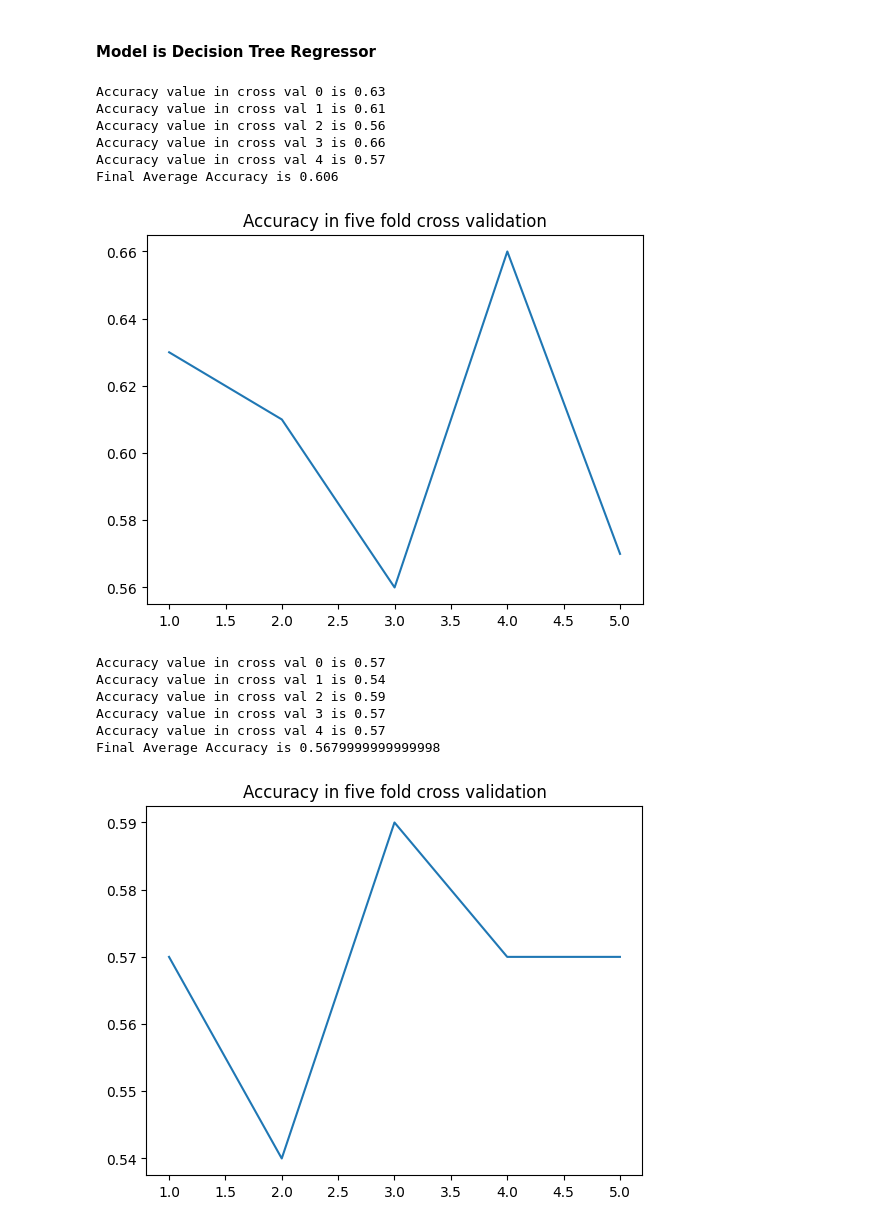
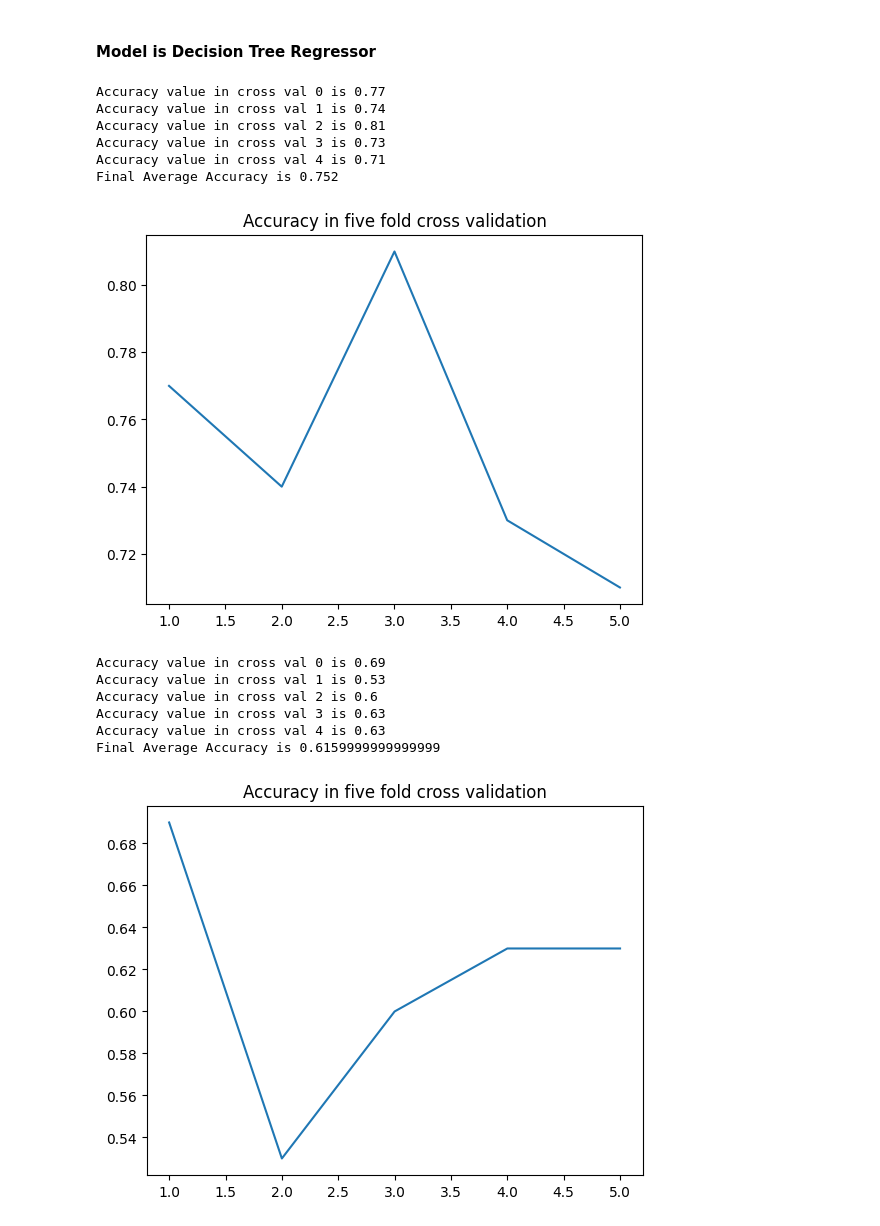
Before and after one commit to arjun8009/Python-Exeter, a Jupyter notebook: Learning Form Data ECMM445-CA1.ipynb, the cells around one changed output. Cells and saved outputs as stored; diff of their text form; code cells hidden in the pictures.

```diff
--- a/Learning Form Data ECMM445-CA1.ipynb
+++ b/Learning Form Data ECMM445-CA1.ipynb
@@ -1048,7 +1048,7 @@ plt.show()
 from sklearn.model_selection import KFold
 from sklearn.model_selection import train_test_split
 
-X = data_merged[['Hqzip','Industry encoded','Revchange','Totshequity']]
+X = data_merged[['Hqzip','Industry encoded','Revchange','Totshequity','Assets']]
 Y  = data_merged['Risk Of Investment']
 kfold = KFold(n_splits=5,shuffle=True,random_state=109)
 splits = kfold.split(X,Y)
@@ -1144,30 +1144,30 @@ Final Average Accuracy is 0.576
 # %%
 from sklearn.tree import DecisionTreeClassifier
 Accuracy = []
-model_dtc = DecisionTreeClassifier(max_depth=6)
+model_dtc = DecisionTreeClassifier(max_depth=8)
 for i in range(5):
     model_dtc.fit(xtrains[train_indexes_per_split[i]],ytrains[train_indexes_per_split[i]])
     print('Accuracy value in cross val {0} is {1}'.format(i,accuracy_score(ytrains[test_indexes_per_split[i]],
     model_dtc.predict(xtrains[test_indexes_per_split[i]]))))
     Accuracy.append(accuracy_score(ytrains[test_indexes_per_split[i]],
     model_dtc.predict(xtrains[test_indexes_per_split[i]])))
 print('Final Average Accuracy is {0}'.format(sum(Accuracy)/5))
 plt.figure()
 plt.title('Accuracy in five fold cross validation')
 plt.plot([1,2,3,4,5],Accuracy)
 plt.show()
 # %% [output]
-Accuracy value in cross val 0 is 0.63
-Accuracy value in cross val 1 is 0.61
-Accuracy value in cross val 2 is 0.56
-Accuracy value in cross val 3 is 0.66
-Accuracy value in cross val 4 is 0.57
-Final Average Accuracy is 0.606
+Accuracy value in cross val 0 is 0.77
+Accuracy value in cross val 1 is 0.74
+Accuracy value in cross val 2 is 0.81
+Accuracy value in cross val 3 is 0.73
+Accuracy value in cross val 4 is 0.71
+Final Average Accuracy is 0.752
-[figure, old version]
+[figure, new version]
 # %%
 from sklearn.neural_network import MLPClassifier
 Accuracy = []
-model_mlp = MLPClassifier(hidden_layer_sizes=(300,4),activation='relu',solver='adam',random_state=79)
+model_mlp = MLPClassifier(hidden_layer_sizes=(500,8),activation='relu',solver='adam',random_state=89)
 for i in range(5):
     model_mlp.fit(xtrains[train_indexes_per_split[i]],ytrains[train_indexes_per_split[i]])
     print('Accuracy value in cross val {0} is {1}'.format(i,accuracy_score(ytrains[test_indexes_per_split[i]],
@@ -1180,10 +1180,10 @@ plt.title('Accuracy in five fold cross validation')
 plt.plot([1,2,3,4,5],Accuracy)
 plt.show()
 # %% [output]
-Accuracy value in cross val 0 is 0.57
-Accuracy value in cross val 1 is 0.54
-Accuracy value in cross val 2 is 0.59
-Accuracy value in cross val 3 is 0.57
-Accuracy value in cross val 4 is 0.57
-Final Average Accuracy is 0.5679999999999998
+Accuracy value in cross val 0 is 0.69
+Accuracy value in cross val 1 is 0.53
+Accuracy value in cross val 2 is 0.6
+Accuracy value in cross val 3 is 0.63
+Accuracy value in cross val 4 is 0.63
+Final Average Accuracy is 0.6159999999999999
-[figure, old version]
+[figure, new version]
```
Also changed, not shown: parts of 2 cells of this notebook.
